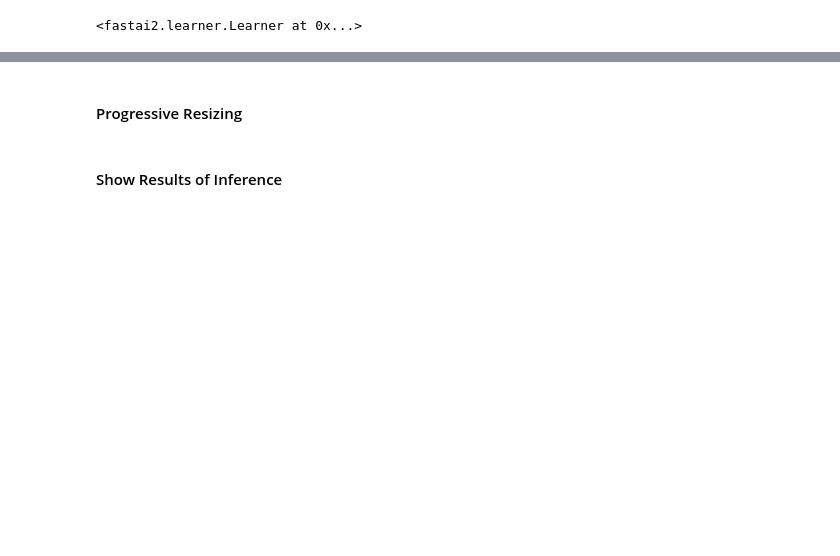
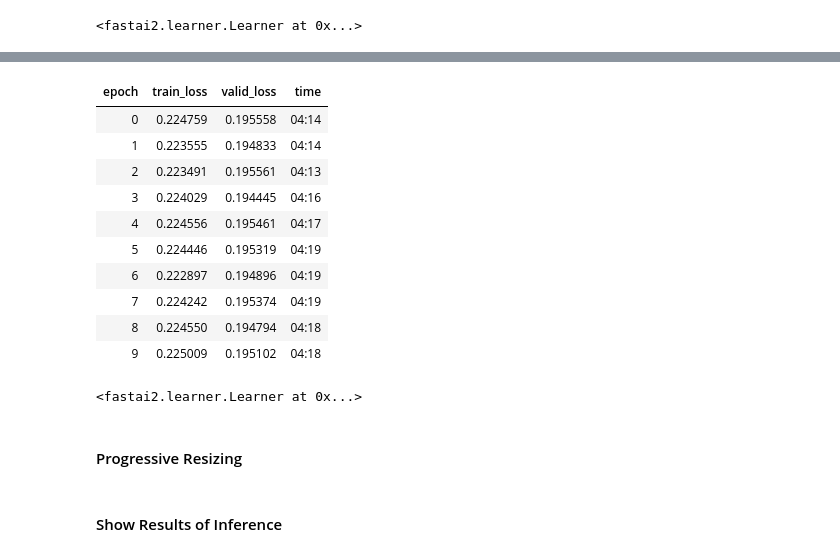
Before and after one commit to jav0927/AI, a Jupyter notebook: Fastai2_SSD_280_GouAug.ipynb, the cells around one changed output, grey strips where cells are left out. Drawn from its saved outputs; the diff is of its cells as text; code cells hidden in the pictures; blank space fills up the shorter version.

```diff
--- a/Fastai2_SSD_280_GouAug.ipynb
+++ b/Fastai2_SSD_280_GouAug.ipynb
@@ -904,13 +941,20 @@ Number of classes: 21 defaultdict(<class 'int'>, {'#na#': 0, 'aeroplane': 1, 'bi
 # %% [markdown]
 #### Model
 # %%
+# Model Building Blocks
+# Method used to match the shape of the output conv_ssd_layer to the ground truth's shape
+def y_handoff (x, k):
+    bs,nf,row,col = x.size()
+    x = x.permute(0,2,3,1).contiguous()
+    return x.view(bs, -1, nf//k)
+
 # Helper functions
 def conv2d(ni:int, nf:int, ks:int=3, stride:int=1, padding:int=None, bias=True, init=nn.init.kaiming_normal_) -> nn.Conv2d:
     '''Create and initialize `nn.Conv2d` layer. `padding` defaults to `ks//2`.'''
     if padding is None: padding = ks//2
     return init_default(nn.Conv2d(ni, nf, kernel_size=ks, stride=stride, padding=padding, bias=bias), init)
 
-# Conv Layer
+# Conv2d Layer
 def conv2d_layer(ni:int, nf:int, ks:int=3, stride:int=2, padding:int=1, bias:bool=None,
                norm_type:Optional[NormType]=NormType.Batch,
                init:Callable=nn.init.kaiming_normal_, self_attention:bool=False):
@@ -924,3 +968,29 @@ def conv2d_layer(ni:int, nf:int, ks:int=3, stride:int=2, padding:int=1, bias:boo
     layers.append(nn.ReLU(True))
     if self_attention: layers.append(SelfAttention(nf))
     return nn.Sequential(*layers)
+
+# Standard convolution with stride=2 to halve the size of the image. OK
+class conv2_std_layer(nn.Module):
+    def __init__(self, n_in, n_out, stride=2, drop=0.1):
+        super().__init__()
+        self.cnv = conv2d_layer(n_in, n_out, stride=stride, padding=1, bias=None)
+        self.drp = nn.Dropout(drop)
+
+    def forward(self, x):
+        return self.drp(self.cnv(x))
+
+# SSD convolution that camptures bounding box and class
+class conv2_ssd_layer(nn.Module):
+    def __init__(self, ni, k, no_cls, bias_amt=-4):
+        super().__init__()
+        self.k = k
+        self.no_cls = no_cls
+        self.bias_amt = bias_amt
+        self.conv_class = conv2d(ni=ni, nf=(self.no_cls*self.k), padding=1)
+        self.conv_bbox = conv2d(ni=ni, nf=(4 * self.k),  padding=1)
+        self.conv_class.bias.data.zero_().add_(self.bias_amt)
+
+    def forward(self, x):
+        label = self.conv_class(x)
+        box = self.conv_bbox(x)
+        return [y_handoff(box, self.k), y_handoff(label, self.k)]
@@ -1480,3 +1289,15 @@ lr =  find_optimal_lr(learn, noise=4)
 # %%
-learn.fit_one_cycle(10, slice(2.0E-05) )
-learn.save(f'/content/gdrive/My Drive/ssd_unfreeze_1_aug')
+learn.fit_one_cycle(10, slice(4.0E-05) )
+#learn.save(f'/content/gdrive/My Drive/ssd_unfreeze_3_aug')
+# %% [output]
+| epoch | train_loss | valid_loss | time |
+| 0 | 0.224759 | 0.195558 | 04:14 |
+| 1 | 0.223555 | 0.194833 | 04:14 |
+| 2 | 0.223491 | 0.195561 | 04:13 |
+| 3 | 0.224029 | 0.194445 | 04:16 |
+| 4 | 0.224556 | 0.195461 | 04:17 |
+| 5 | 0.224446 | 0.195319 | 04:19 |
+| 6 | 0.222897 | 0.194896 | 04:19 |
+| 7 | 0.224242 | 0.195374 | 04:19 |
+| 8 | 0.224550 | 0.194794 | 04:18 |
+| 9 | 0.225009 | 0.195102 | 04:18 |
@@ -1483,5 +1306,7 @@ learn.save(f'/content/gdrive/My Drive/ssd_unfreeze_1_aug')
 # %%
-learn.load(F'/content/gdrive/My Drive/ssd_unfreeze_1_aug', strict=True)
+learn.load(F'/content/gdrive/My Drive/ssd_unfreeze_3_aug', strict=True)
+# %% [output]
+<fastai2.learner.Learner at 0x...>
 # %%
 learn.recorder.plot_loss()
 # %% [markdown]
```
Also changed, not shown: parts of 86 cells of this notebook.
